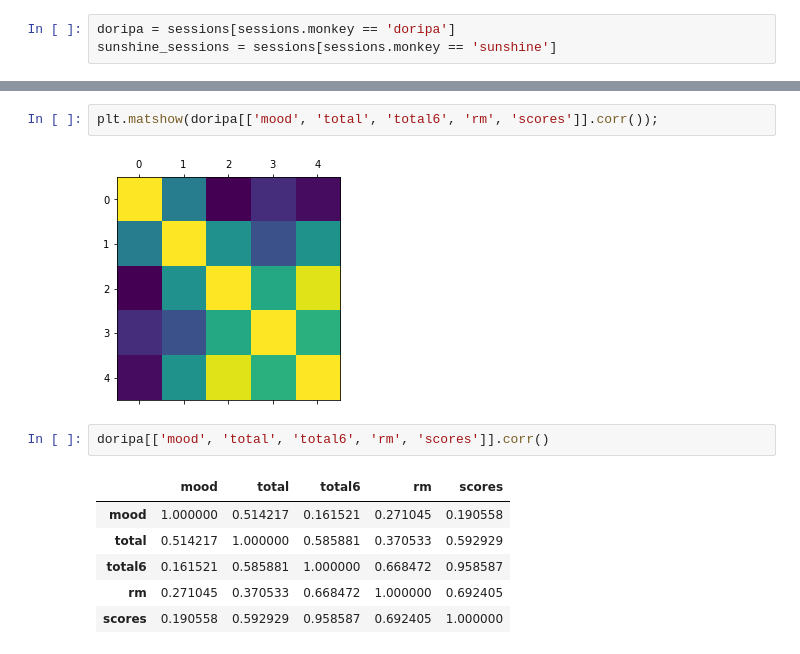
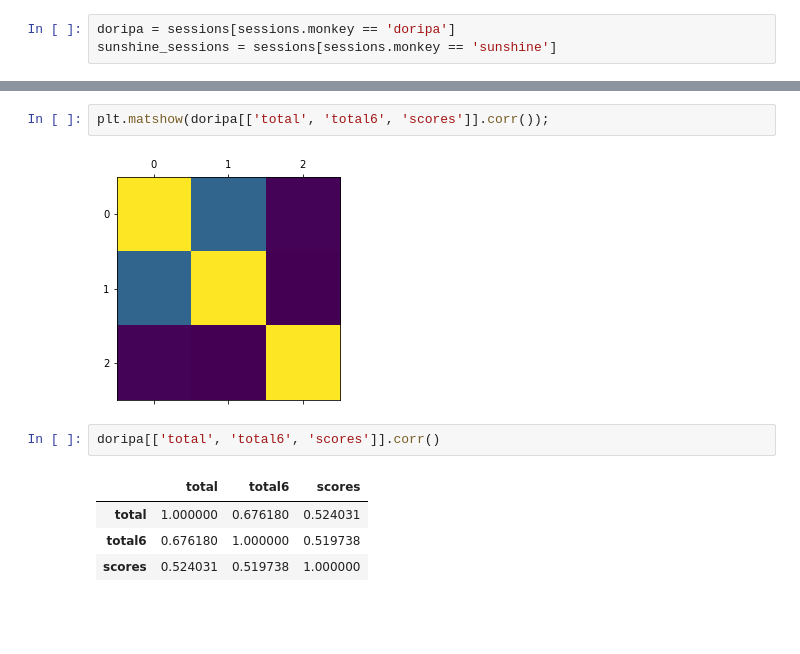
Before and after one commit to gardiac2002/monkies, a Jupyter notebook: Sessions Analysis.ipynb, the cells around one changed output, grey strips where cells are left out. Cells and saved outputs as stored; diff of their text form; blank space fills up the shorter version.

```diff
--- a/Sessions Analysis.ipynb
+++ b/Sessions Analysis.ipynb
@@ -139,16 +179,14 @@ doripa.corr()
 # %%
-plt.matshow(doripa[['mood', 'total', 'total6', 'rm', 'scores']].corr());
+plt.matshow(doripa[['total', 'total6', 'scores']].corr());
 # %% [output]
-[figure, old version]
+[figure, new version]
 # %%
-doripa[['mood', 'total', 'total6', 'rm', 'scores']].corr()
+doripa[['total', 'total6', 'scores']].corr()
 # %% [output]
-|  | mood | total | total6 | rm | scores |
-| mood | 1.000000 | 0.514217 | 0.161521 | 0.271045 | 0.190558 |
-| total | 0.514217 | 1.000000 | 0.585881 | 0.370533 | 0.592929 |
-| total6 | 0.161521 | 0.585881 | 1.000000 | 0.668472 | 0.958587 |
-| rm | 0.271045 | 0.370533 | 0.668472 | 1.000000 | 0.692405 |
-| scores | 0.190558 | 0.592929 | 0.958587 | 0.692405 | 1.000000 |
+|  | total | total6 | scores |
+| total | 1.000000 | 0.676180 | 0.524031 |
+| total6 | 0.676180 | 1.000000 | 0.519738 |
+| scores | 0.524031 | 0.519738 | 1.000000 |
 # %%
 doripa['total'].corr(doripa['total6'])
 # %% [output]
```
Also changed, not shown: parts of 17 cells of this notebook, 1 other file.
